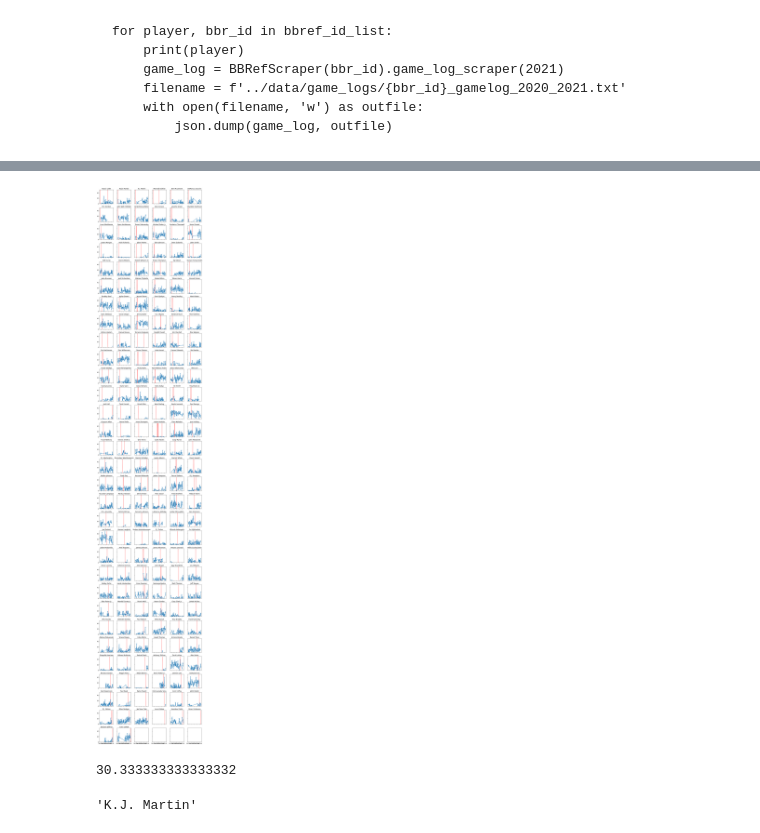
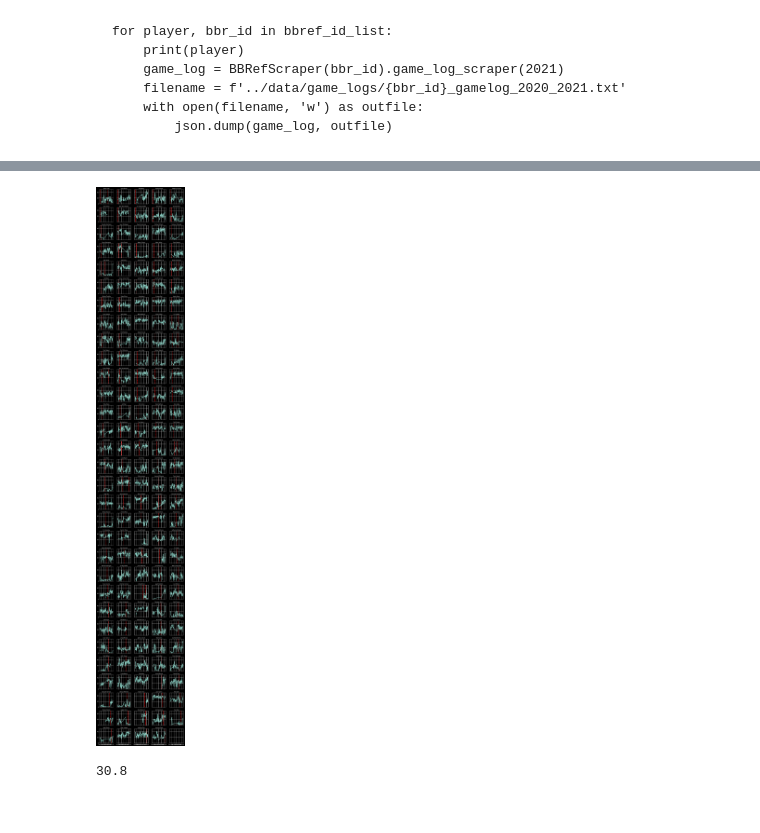
Before and after one commit to MLvtt/NBA-COVID-19-Investigation, a Jupyter notebook: code/eda.ipynb, the cells around one changed output, grey strips where cells are left out. Drawn from its saved outputs; the diff is of its cells as text; code cells hidden in the pictures.

```diff
--- a/code/eda.ipynb
+++ b/code/eda.ipynb
@@ -8,6 +9,8 @@ from pprint import pprint
 from bs4 import BeautifulSoup
 from bball_ref_scraper import BBRefScraper
 from bball_ref_id_generator import id_generator
+# %%
+plt.style.use('dark_background')
 # %% [markdown]
 ### Create Initial DataFrame from scraping http://www.prosportstransactions.com/
 # %%
@@ -189,0 +445,13 @@ counts = gby_player.count()
+# %%
+sample_1 = df_min_games[df_min_games['Days_Out'].dt.days <= 7]['GmSc/MP_Diff']
+sample_2 = df_min_games[df_min_games['Days_Out'].dt.days > 7]['GmSc/MP_Diff']
+sample_1_size = sample_1.count()
+sample_2_size = sample_2.count()
+norm_sample_1 = stats.t(loc=h0_pop_mean, scale=sample_1.std()/np.sqrt(sample_1_size), df=sample_1_size-1)
+norm_sample_2 = stats.t(loc=h0_pop_mean, scale=sample_2.std()/np.sqrt(sample_2_size), df=sample_2_size-1)
+# tt = stats.t(loc=0, scale=std_of_mean_GmSc / np.sqrt(sample_size_GmSc), df=sample_size_GmSc-1)
+x = np.linspace(-0.15, 0.15, 100)
+plt.plot(x, norm_sample_1.pdf(x))
+plt.plot(x, norm_sample_2.pdf(x))
+plt.legend(['Out <= 7 days', 'Out > 7 days'])
+sample_1.describe(), sample_2.describe()
@@ -190,19 +504,41 @@ counts = gby_player.count()
+# %%
+bbref_id_list = df_main_dates[['Player', 'BBRef_ID']].values.tolist()
+b = []
+[b.append([x,y]) for [x,y] in bbref_id_list if [x,y] not in b]
+bbref_id_list = b
 # %%
-fig, axs = plt.subplots(31,6, figsize=(12, 62), sharex=True, sharey=True)
+# for stat in gmlog_stats:
+stat = 'MP'
+fig, axs = plt.subplots(31,5, figsize=(10, 62), sharex=True, sharey=True)
 max_y = 0
-for ax, [player, bbrid] in zip(axs.flatten(), bbref_id_list):
-    if '/' in player:
-        ax.set_title(player.split(' / ')[1])
+ax_flat = axs.flatten()
+cntr = 0
+# for ax, [player, bbrid] in zip(axs.flatten(), bbref_id_list):
+for [player, bbrid] in bbref_id_list:
+    gmlog_df = pd.read_json(f'../data/game_logs/{bbrid}_gamelog_2020_2021.txt').dropna()
+    gmlog_df['MP'] = pd.to_datetime(gmlog_df['MP'], format='%M:%S')
+    gmlog_df['MP'] = gmlog_df['MP'].dt.minute + gmlog_df['MP'].dt.second/60
+    if gmlog_df['MP'].sum() > 100:
+        if '/' in player:
+            ax_flat[cntr].set_title(f"{player.split(' / ')[1]}", fontsize=8)
+        else:
+            ax_flat[cntr].set_title(f"{player}", fontsize=8)
+
+        cv19dates = list(df_main_dates[df_main_dates['BBRef_ID'] == bbrid]['Date'])
+        ax_flat[cntr].plot(gmlog_df['Date'], gmlog_df[stat], marker='x')
+        player_max_y = gmlog_df[stat].max()
+        if float(player_max_y) > max_y:
+            max_y = player_max_y
+        for cv19date in cv19dates:
+            ax_flat[cntr].vlines(cv19date, 0, 50, color='red', ls='--')
+        # print(f"{player} Plotted")
+        cntr += 1
     else:
-        ax.set_title(player)
-    gmlog_df = pd.read_json(f'../data/game_logs/{bbrid}_gamelog_2020_2021.txt').dropna()
-    cv19dates = list(df_main[df_main['BBRef_ID'] == bbrid]['Date'])
-    ax.plot(gmlog_df['Date'], gmlog_df['GmSc'], marker='x')
-    player_max_y = gmlog_df['GmSc'].max()
-    if player_max_y > max_y:
-        max_y = player_max_y
-    for cv19date in cv19dates:
-        ax.vlines(cv19date, 0, 50, color='red', ls='--')
+        # fig.delaxes(ax)
+        print(f"{player} not Plotted")
+# plt.xlim(dt(''))
 plt.ylim([0, max_y])
 fig.tight_layout()
+print(f'Plotting {stat} Done, Saving Plot...')
+fig.savefig(f'../img/{stat}_all_players')
 # %% [output]
@@ -209,10 +563,5 @@ fig.tight_layout()
-[figure, old version]
+[figure, new version]
-# %%
-182/6
-# %% [output]
-30.333333333333332
-# %%
-tn = 'Kenyon Martin Jr. / K.J. Martin'
-tn.split(' / ')[1]
-# %% [output]
-'K.J. Martin'
+# %%
+154/5
+# %% [output]
+30.8
```
Also changed, not shown: parts of 37 cells of this notebook, 12 other files.
